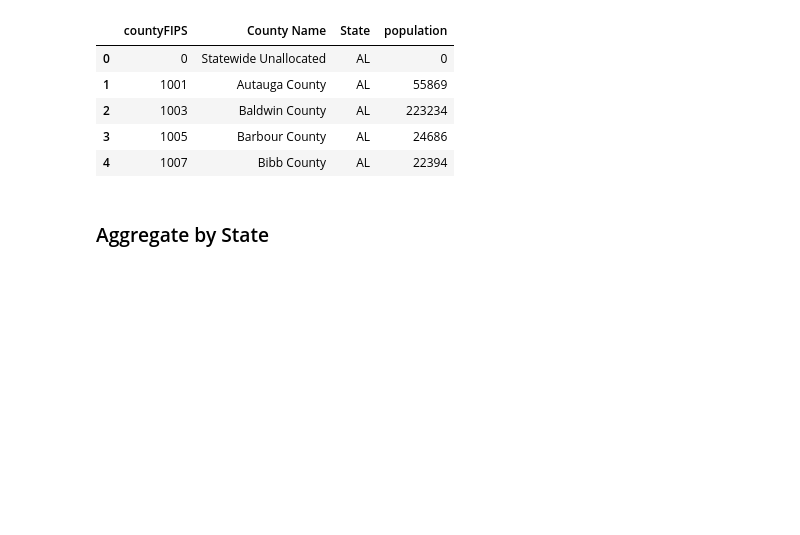
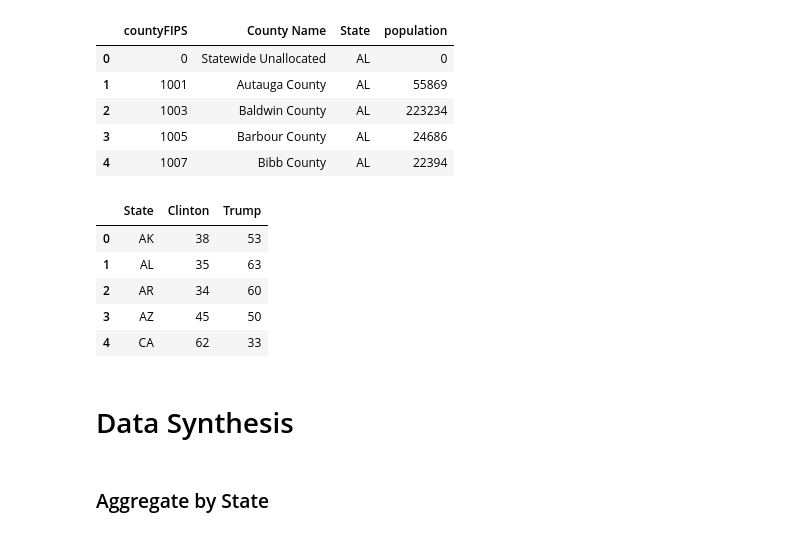
Before and after one commit to thudsonbu/ds-project-1, a Jupyter notebook: project-1.ipynb, the cells around one changed output. Saved outputs shown, nothing was run; the diff lists cells and outputs as text; code cells hidden in the pictures; blank space fills up the shorter version.

```diff
--- a/project-1.ipynb
+++ b/project-1.ipynb
@@ -33,6 +35,17 @@ covid_county_population.head()
 | 2 | 1003 | Baldwin County | AL | 223234 |
 | 3 | 1005 | Barbour County | AL | 24686 |
 | 4 | 1007 | Bibb County | AL | 22394 |
+# %%
+election_data.head()
+# %% [output]
+|  | State | Clinton | Trump |
+| 0 | AK | 38 | 53 |
+| 1 | AL | 35 | 63 |
+| 2 | AR | 34 | 60 |
+| 3 | AZ | 45 | 50 |
+| 4 | CA | 62 | 33 |
+# %% [markdown]
+# Data Synthesis
 # %% [markdown]
 ### Aggregate by State
 # %% [markdown]
```
Also changed, not shown: parts of 24 cells of this notebook.
